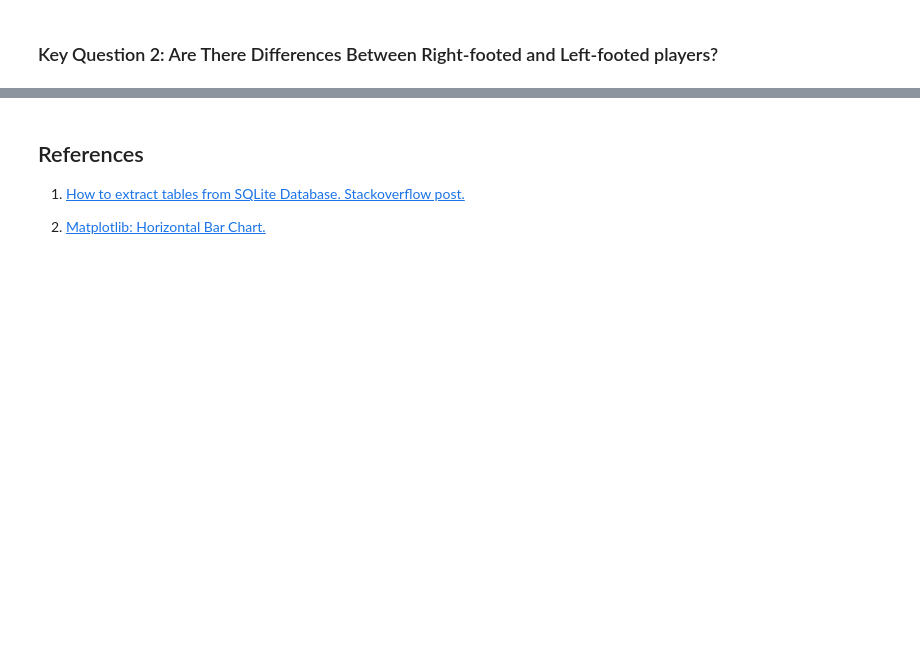
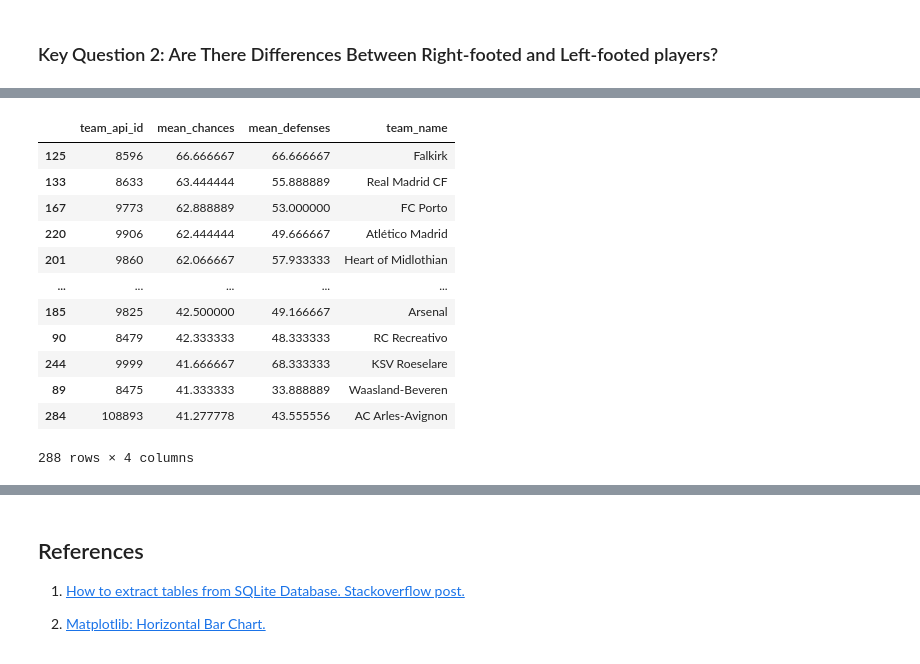
Before and after one commit to Emekadavid/european_soccer, a Jupyter notebook: notebook.ipynb, the cells around one changed output, grey strips where cells are left out. Cells and saved outputs as stored; diff of their text form; code cells hidden in the pictures; blank space fills up the shorter version.

```diff
--- a/notebook.ipynb
+++ b/notebook.ipynb
@@ -1794,0 +2024,6 @@ It is clear that the Big Name teams have been at the helm of English football fo
+# %%
+# convert the index to a column
+mean_team_rating.reset_index(inplace=True)
+# %%
+# sort by mean chances (for best attacking team) and then mean defenses (for best defending team)
+mean_team_rating.sort_values(by=['mean_chances', 'mean_defenses'], ascending=False, inplace=True)
@@ -1794,0 +2039,16 @@ It is clear that the Big Name teams have been at the helm of English football fo
+# %%
+mean_team_rating
+# %% [output]
+|  | team_api_id | mean_chances | mean_defenses | team_name |
+| 125 | 8596 | 66.666667 | 66.666667 | Falkirk |
+| 133 | 8633 | 63.444444 | 55.888889 | Real Madrid CF |
+| 167 | 9773 | 62.888889 | 53.000000 | FC Porto |
+| 220 | 9906 | 62.444444 | 49.666667 | Atlético Madrid |
+| 201 | 9860 | 62.066667 | 57.933333 | Heart of Midlothian |
+| ... | ... | ... | ... | ... |
+| 185 | 9825 | 42.500000 | 49.166667 | Arsenal |
+| 90 | 8479 | 42.333333 | 48.333333 | RC Recreativo |
+| 244 | 9999 | 41.666667 | 68.333333 | KSV Roeselare |
+| 89 | 8475 | 41.333333 | 33.888889 | Waasland-Beveren |
+| 284 | 108893 | 41.277778 | 43.555556 | AC Arles-Avignon |
+288 rows × 4 columns
```
Also changed, not shown: parts of 40 cells of this notebook, 4 other files.
